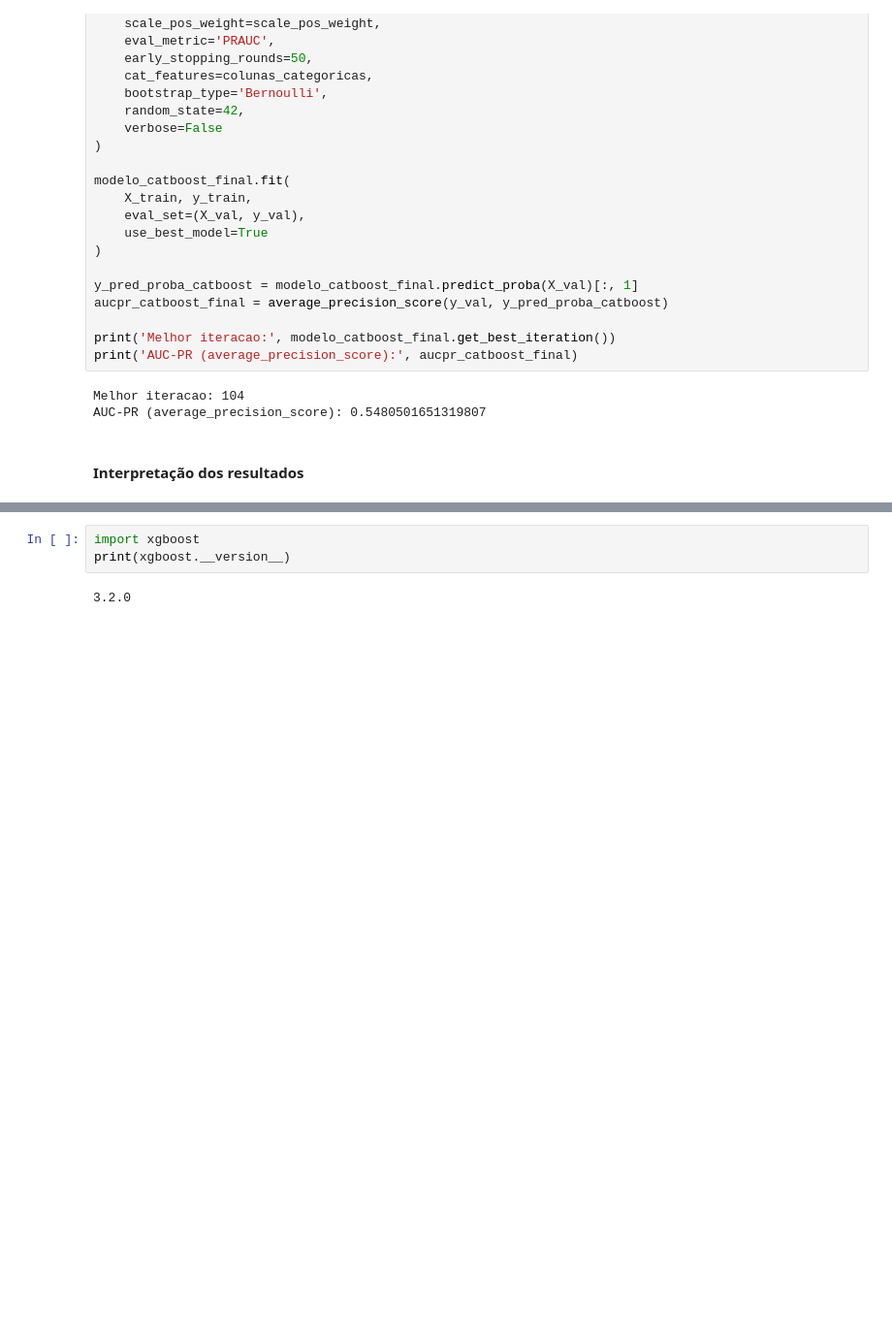
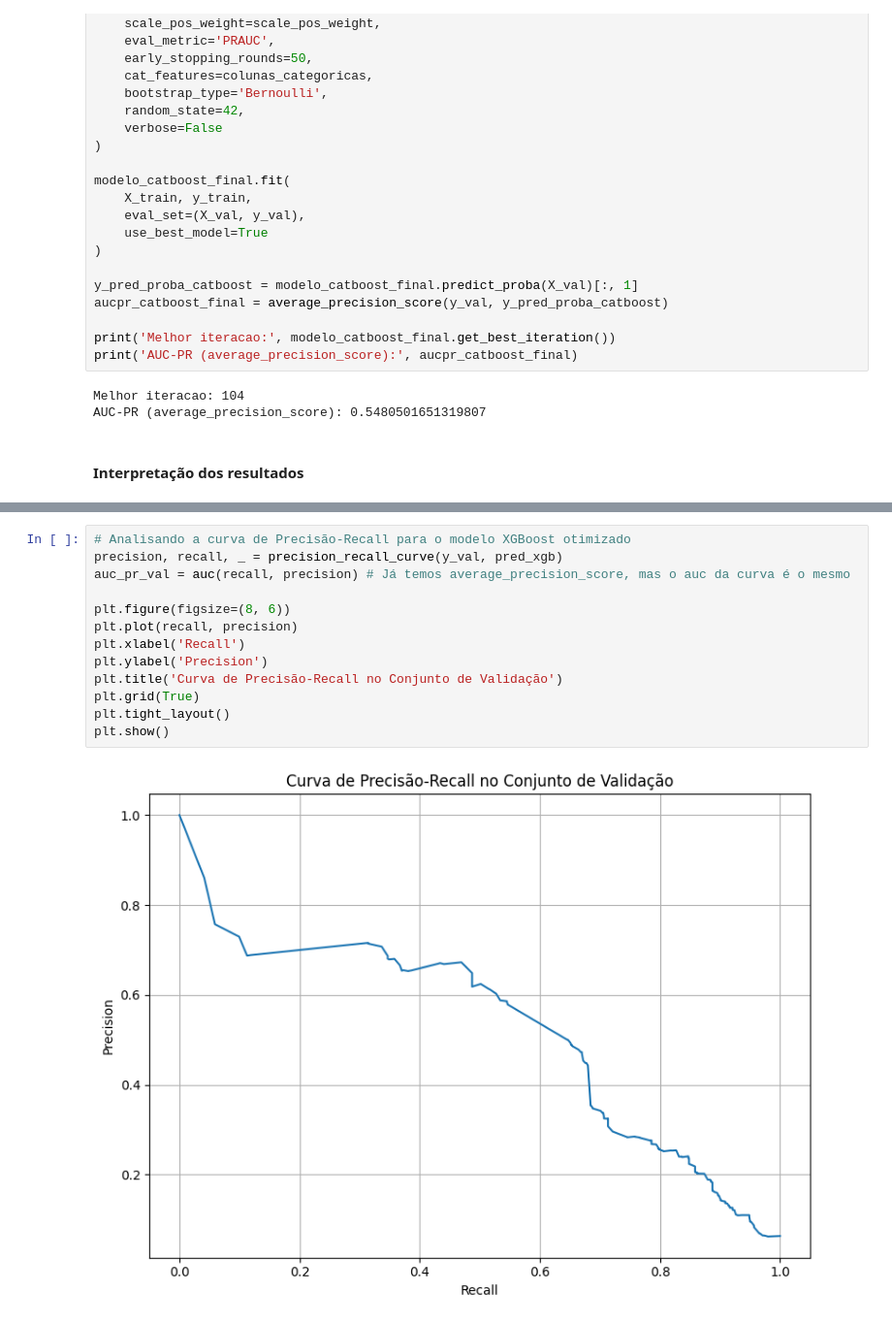
Before and after one commit to Gabverz/datarisk-case-ds-junior, a Jupyter notebook: notebooks/previsao_inadimplencia.ipynb, the cells around one changed output, grey strips where cells are left out. Shown at 97% size. Drawn from its saved outputs; the diff is of its cells as text; blank space fills up the shorter version.

```diff
--- a/notebooks/previsao_inadimplencia.ipynb
+++ b/notebooks/previsao_inadimplencia.ipynb
@@ -1278,5 +1293,15 @@ ValueError: could not convert string to float: '[5E-1]'
 # %%
-import xgboost
-print(xgboost.__version__)
+# Analisando a curva de Precisão-Recall para o modelo XGBoost otimizado
+precision, recall, _ = precision_recall_curve(y_val, pred_xgb)
+auc_pr_val = auc(recall, precision) # Já temos average_precision_score, mas o auc da curva é o mesmo
+
+plt.figure(figsize=(8, 6))
+plt.plot(recall, precision)
+plt.xlabel('Recall')
+plt.ylabel('Precision')
+plt.title('Curva de Precisão-Recall no Conjunto de Validação')
+plt.grid(True)
+plt.tight_layout()
+plt.show()
 # %% [output]
-3.2.0
+[figure, added]
```
Also changed, not shown: parts of 6 cells of this notebook.
